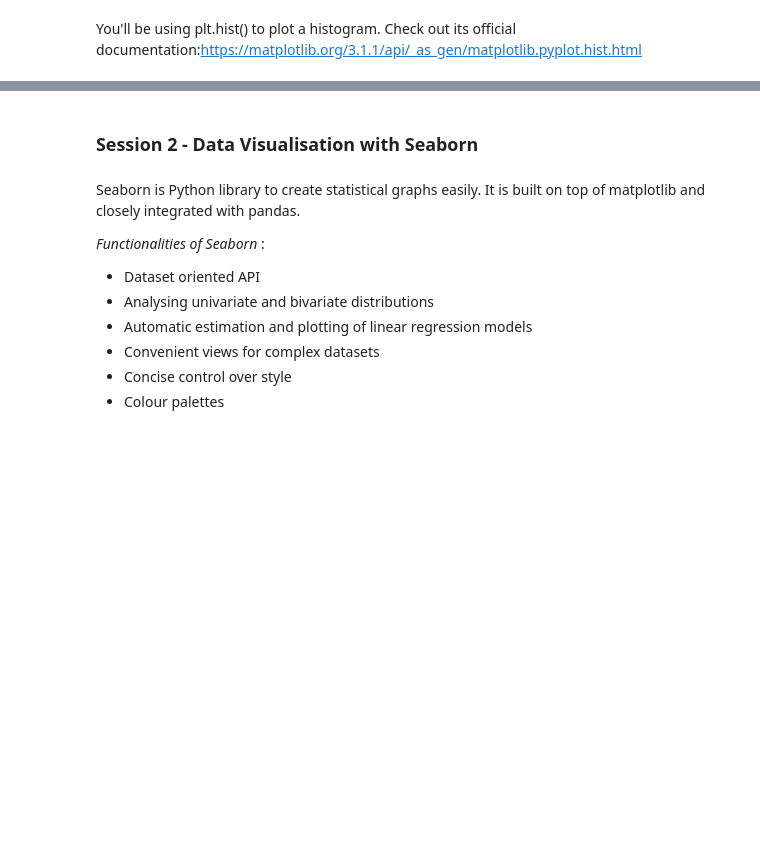
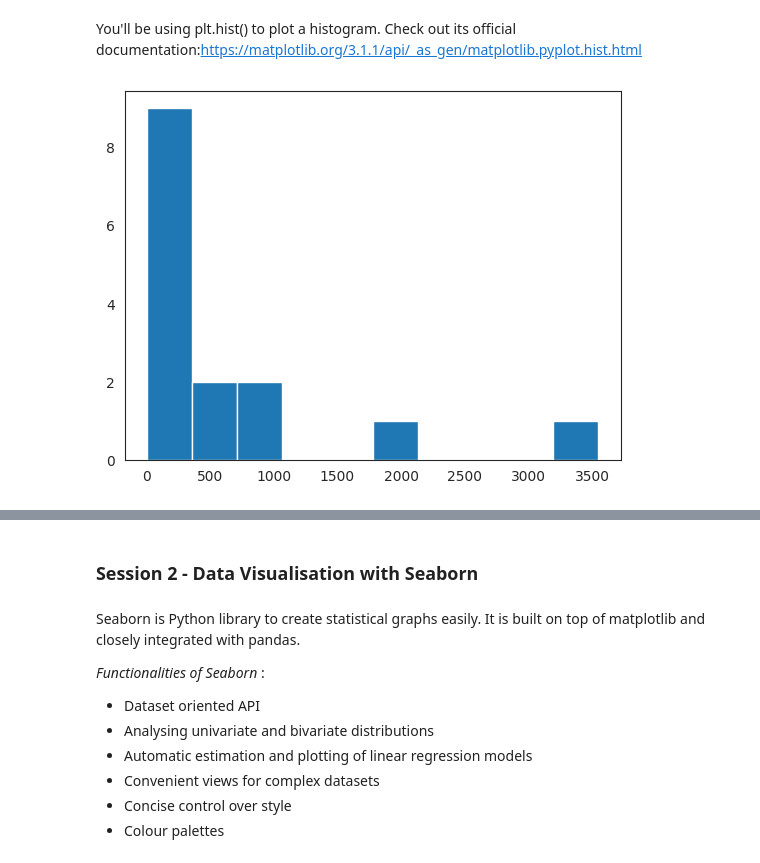
Before and after one commit to SatyaIyerRaghav/PandaPractisePrograms, a Jupyter notebook: Data_Visualisation_in_Python_Case_Study.ipynb, the cells around one changed output, grey strips where cells are left out. Cells and saved outputs as stored; diff of their text form; code cells hidden in the pictures; blank space fills up the shorter version.

```diff
--- a/Data_Visualisation_in_Python_Case_Study.ipynb
+++ b/Data_Visualisation_in_Python_Case_Study.ipynb
@@ -366,5 +569,9 @@ You can adjust the number of bins to improve its granularity
 You'll be using plt.hist() to plot a histogram. Check out its official documentation:https://matplotlib.org/3.1.1/api/_as_gen/matplotlib.pyplot.hist.html
 # %%
 #Create a histogram of the Reviews
+plt.hist(inp1.Reviews)
+plt.show()
+# %% [output]
+[figure, added]
 # %%
 #Create a boxplot of the Reviews column
```
Also changed, not shown: parts of 95 cells of this notebook.
